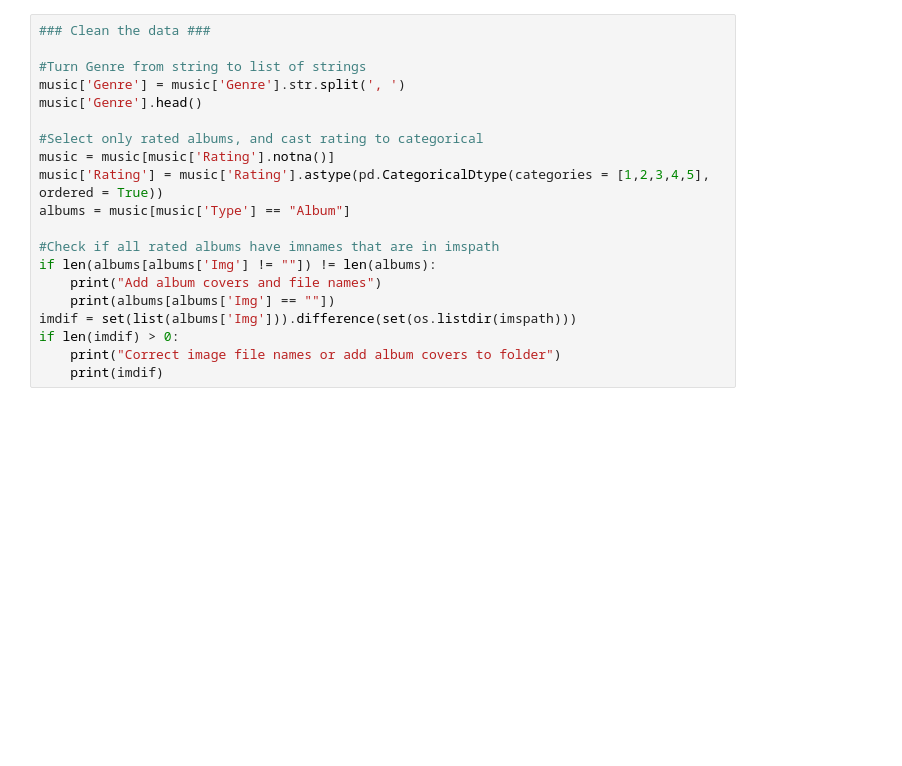
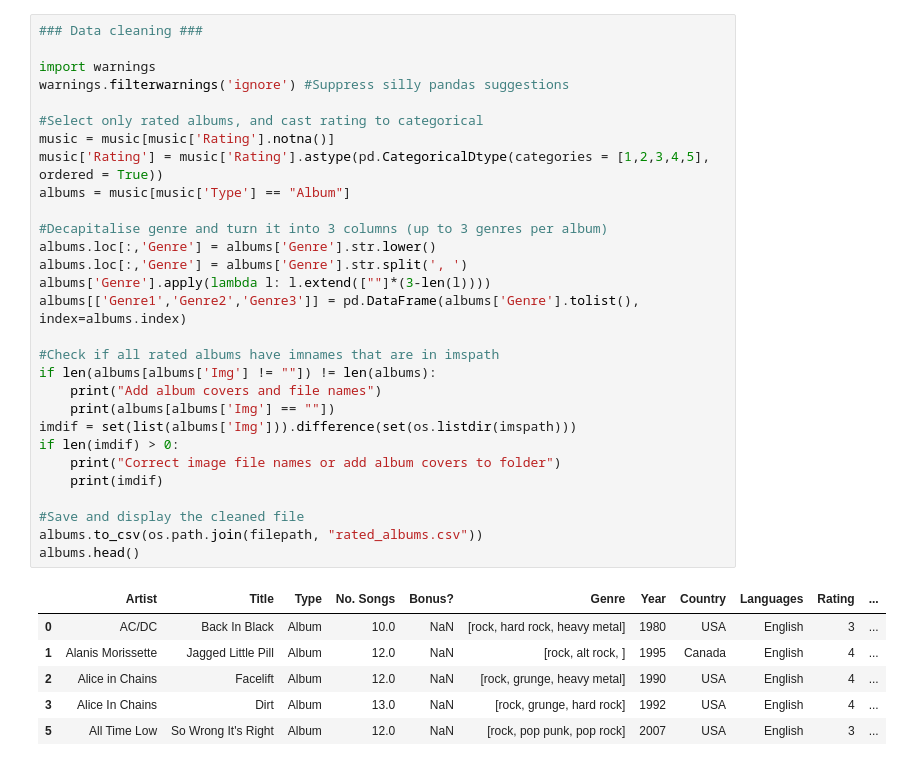
Before and after one commit to GHornshaw/music-ratings-visuals, a Jupyter notebook: src/visualisations.ipynb, the cells around one changed output. Cells and saved outputs as stored; diff of their text form; blank space fills up the shorter version.

```diff
--- a/src/visualisations.ipynb
+++ b/src/visualisations.ipynb
@@ -18,23 +30,39 @@ figspath = os.path.join(os.getcwd(), "visuals")
 # %%
-### Clean the data ###
+### Data cleaning ###
 
-#Turn Genre from string to list of strings
-music['Genre'] = music['Genre'].str.split(', ')
-music['Genre'].head()
+import warnings
+warnings.filterwarnings('ignore') #Suppress silly pandas suggestions
 
 #Select only rated albums, and cast rating to categorical
 music = music[music['Rating'].notna()]
 music['Rating'] = music['Rating'].astype(pd.CategoricalDtype(categories = [1,2,3,4,5], ordered = True))
 albums = music[music['Type'] == "Album"]
+
+#Decapitalise genre and turn it into 3 columns (up to 3 genres per album)
+albums.loc[:,'Genre'] = albums['Genre'].str.lower()
+albums.loc[:,'Genre'] = albums['Genre'].str.split(', ')
+albums['Genre'].apply(lambda l: l.extend([""]*(3-len(l))))
+albums[['Genre1','Genre2','Genre3']] = pd.DataFrame(albums['Genre'].tolist(), index=albums.index)
 
 #Check if all rated albums have imnames that are in imspath
 if len(albums[albums['Img'] != ""]) != len(albums):
     print("Add album covers and file names")
     print(albums[albums['Img'] == ""])
 imdif = set(list(albums['Img'])).difference(set(os.listdir(imspath)))
 if len(imdif) > 0:
     print("Correct image file names or add album covers to folder")
     print(imdif)
+
+#Save and display the cleaned file
+albums.to_csv(os.path.join(filepath, "rated_albums.csv"))
+albums.head()
+# %% [output]
+|  | Artist | Title | Type | No. Songs | Bonus? | Genre | Year | Country | Languages | Rating | ... |
+| 0 | AC/DC | Back In Black | Album | 10.0 | NaN | [rock, hard rock, heavy metal] | 1980 | USA | English | 3 | ... |
+| 1 | Alanis Morissette | Jagged Little Pill | Album | 12.0 | NaN | [rock, alt rock, ] | 1995 | Canada | English | 4 | ... |
+| 2 | Alice in Chains | Facelift | Album | 12.0 | NaN | [rock, grunge, heavy metal] | 1990 | USA | English | 4 | ... |
+| 3 | Alice In Chains | Dirt | Album | 13.0 | NaN | [rock, grunge, hard rock] | 1992 | USA | English | 4 | ... |
+| 5 | All Time Low | So Wrong It's Right | Album | 12.0 | NaN | [rock, pop punk, pop rock] | 2007 | USA | English | 3 | ... |
 # %%
 ### Create album cover bar chart ###
 
```
Also changed, not shown: parts of 5 cells of this notebook, 3 other files.
